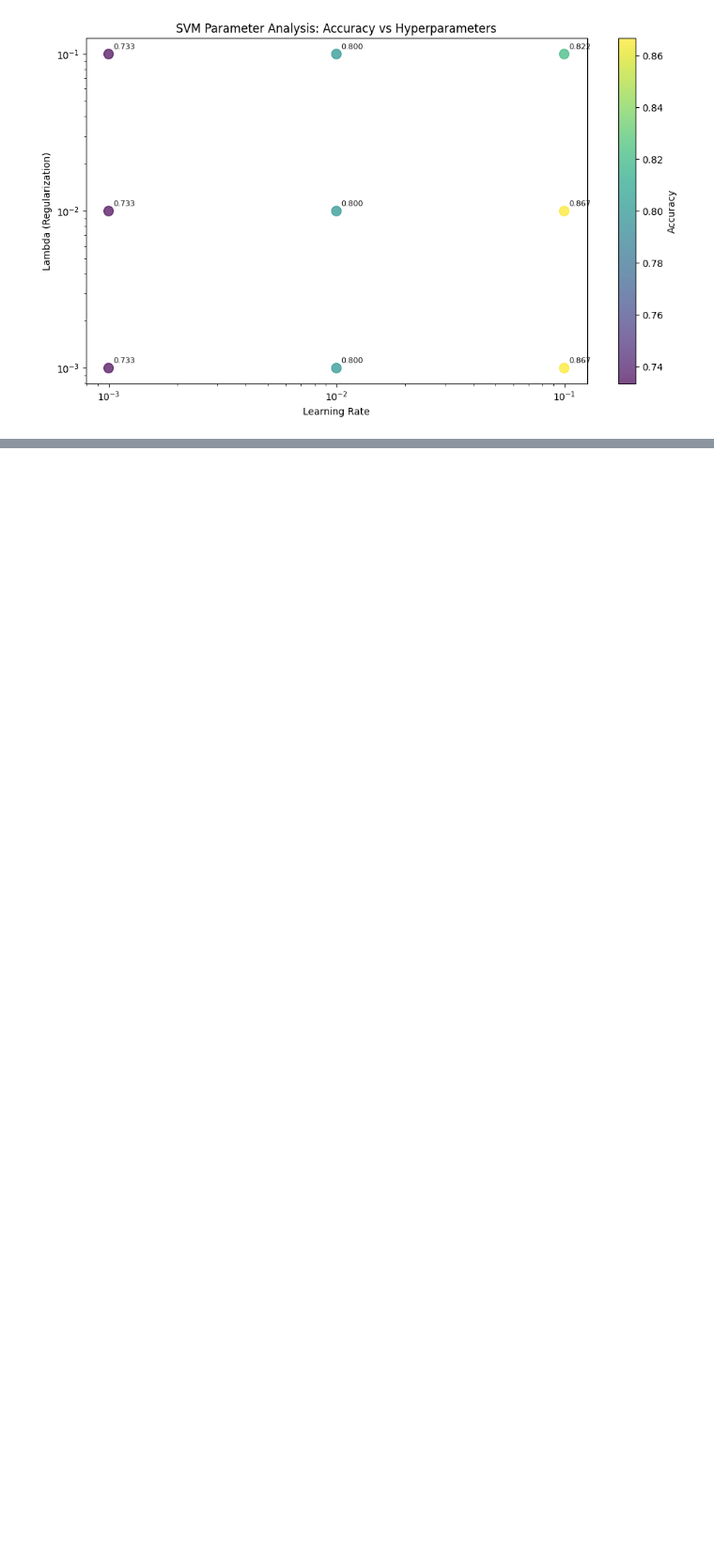
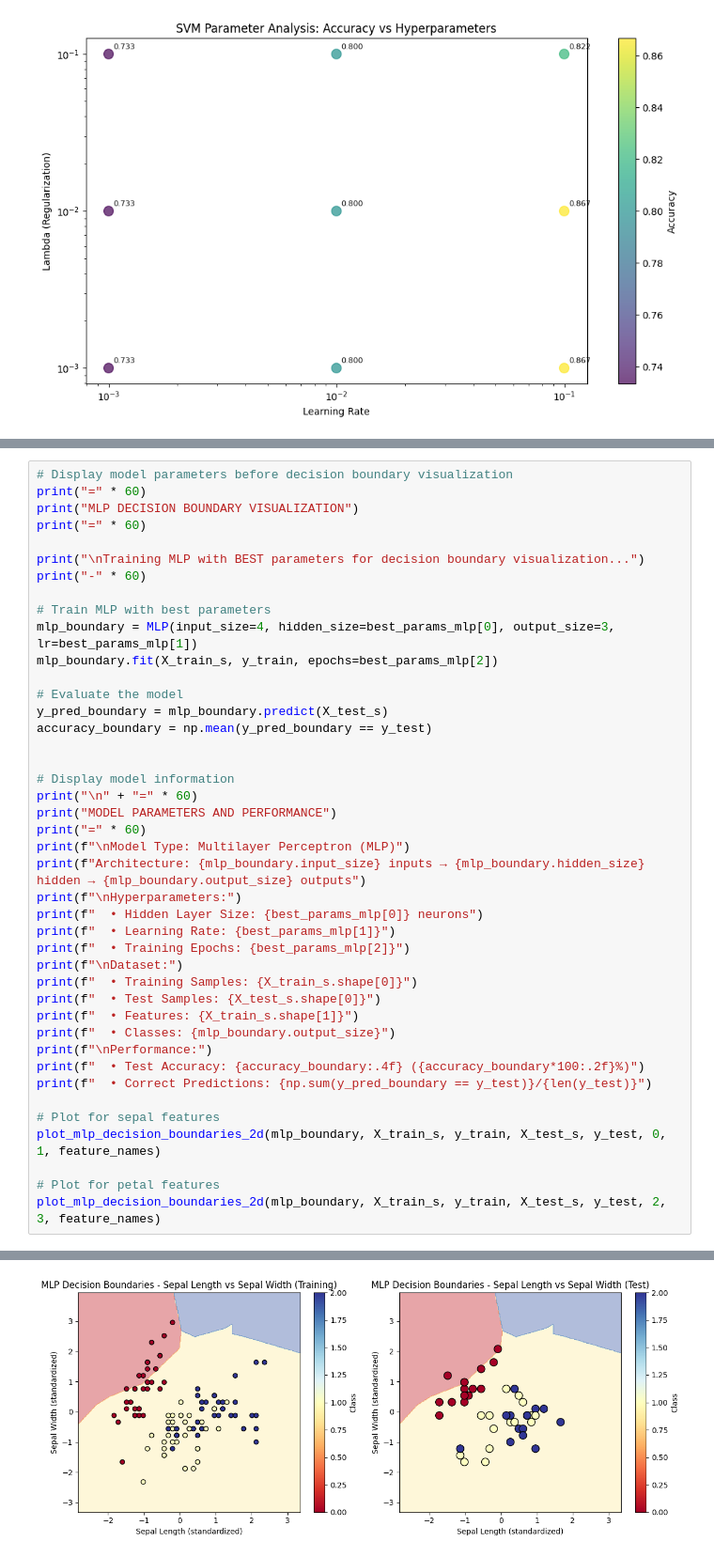
Before and after one commit to LukasKuhz/551git, a Jupyter notebook: A1.ipynb, the cells around one changed output, grey strips where cells are left out. Shown at 94% size. Saved outputs shown, nothing was run; the diff lists cells and outputs as text; blank space fills up the shorter version.

```diff
--- a/A1.ipynb
+++ b/A1.ipynb
@@ -545,0 +794,43 @@ boundaries in sepal features is because:
+# %%
+# Display model parameters before decision boundary visualization
+print("=" * 60)
+print("MLP DECISION BOUNDARY VISUALIZATION")
+print("=" * 60)
+
+print("\nTraining MLP with BEST parameters for decision boundary visualization...")
+print("-" * 60)
+
+# Train MLP with best parameters
+mlp_boundary = MLP(input_size=4, hidden_size=best_params_mlp[0], output_size=3, lr=best_params_mlp[1])
+mlp_boundary.fit(X_train_s, y_train, epochs=best_params_mlp[2])
+
+# Evaluate the model
+y_pred_boundary = mlp_boundary.predict(X_test_s)
+accuracy_boundary = np.mean(y_pred_boundary == y_test)
+
+
+# Display model information
+print("\n" + "=" * 60)
+print("MODEL PARAMETERS AND PERFORMANCE")
+print("=" * 60)
+print(f"\nModel Type: Multilayer Perceptron (MLP)")
+print(f"Architecture: {mlp_boundary.input_size} inputs → {mlp_boundary.hidden_size} hidden → {mlp_boundary.output_size} outputs")
+print(f"\nHyperparameters:")
+print(f"  • Hidden Layer Size: {best_params_mlp[0]} neurons")
+print(f"  • Learning Rate: {best_params_mlp[1]}")
+print(f"  • Training Epochs: {best_params_mlp[2]}")
+print(f"\nDataset:")
+print(f"  • Training Samples: {X_train_s.shape[0]}")
+print(f"  • Test Samples: {X_test_s.shape[0]}")
+print(f"  • Features: {X_train_s.shape[1]}")
+print(f"  • Classes: {mlp_boundary.output_size}")
+print(f"\nPerformance:")
+print(f"  • Test Accuracy: {accuracy_boundary:.4f} ({accuracy_boundary*100:.2f}%)")
+print(f"  • Correct Predictions: {np.sum(y_pred_boundary == y_test)}/{len(y_test)}")
+
+# Plot for sepal features
+plot_mlp_decision_boundaries_2d(mlp_boundary, X_train_s, y_train, X_test_s, y_test, 0, 1, feature_names)
+
+# Plot for petal features
+plot_mlp_decision_boundaries_2d(mlp_boundary, X_train_s, y_train, X_test_s, y_test, 2, 3, feature_names)
+# %% [output]
@@ -545,0 +854 @@ boundaries in sepal features is because:
+[figure, added]
```
Also changed, not shown: parts of 12 cells of this notebook.
